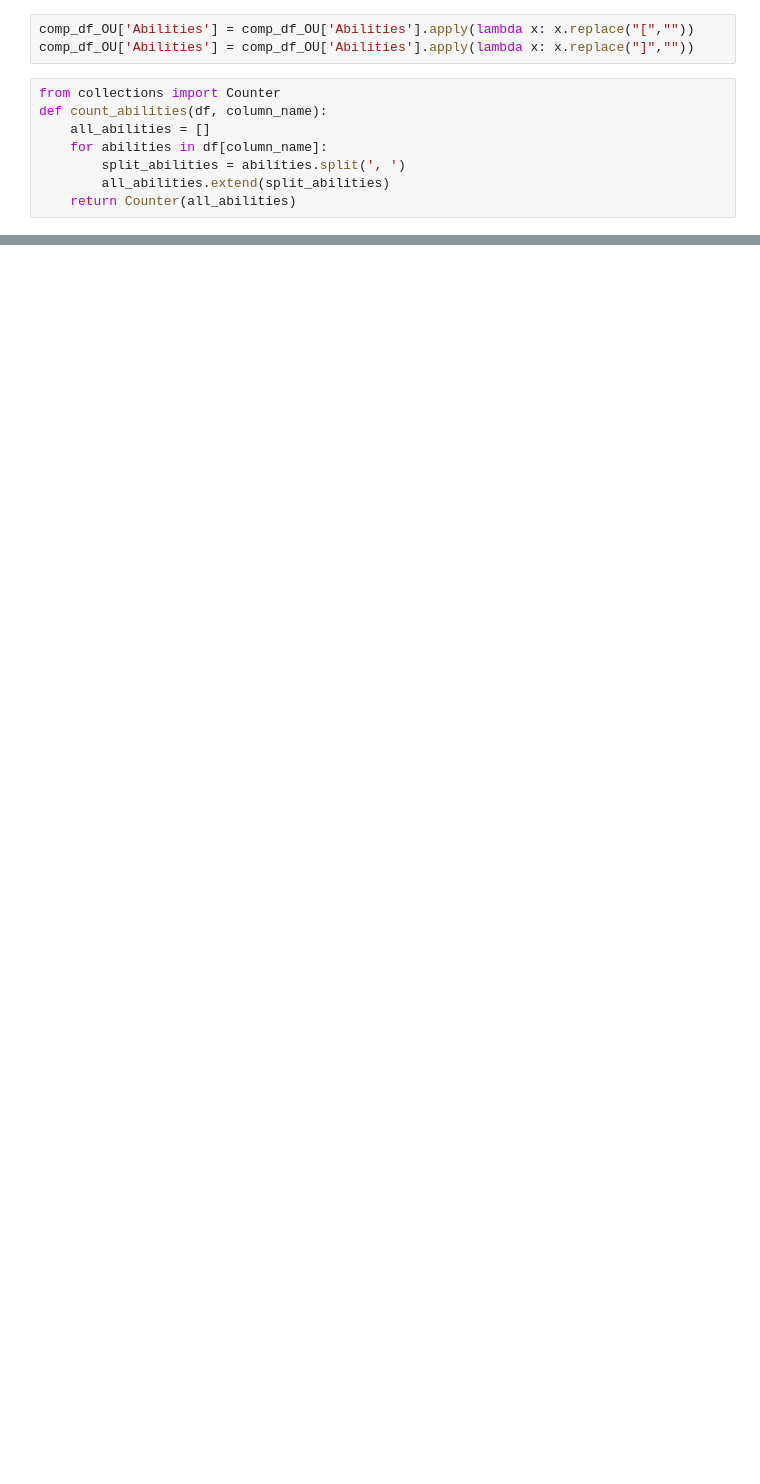
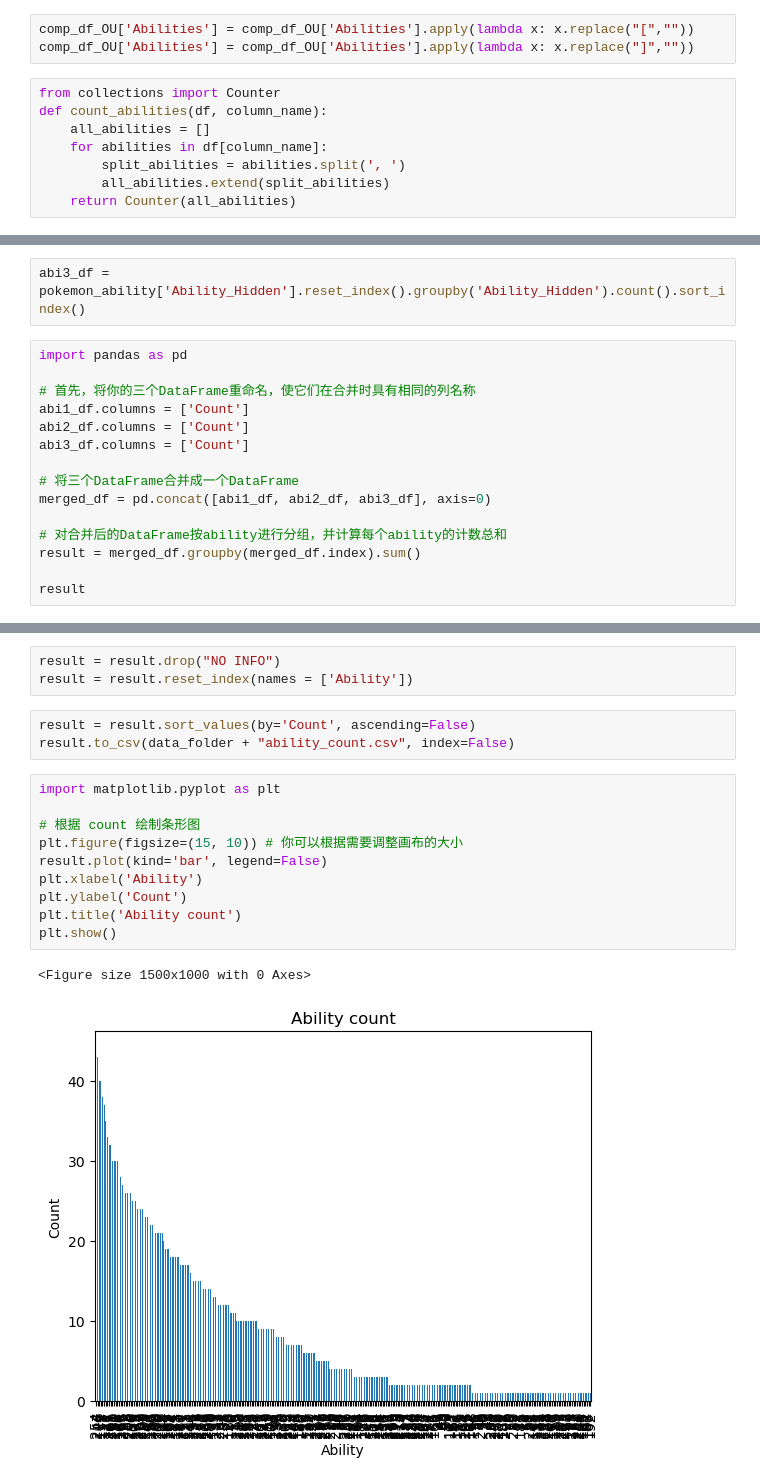
Before and after one commit to com-480-data-visualization/project-2023-les-derniers-vainqueurs, a Jupyter notebook: DataAnalysisPipeline.ipynb, the cells around one changed output, grey strips where cells are left out. Cells and saved outputs as stored; diff of their text form; blank space fills up the shorter version.

```diff
--- a/DataAnalysisPipeline.ipynb
+++ b/DataAnalysisPipeline.ipynb
@@ -501,0 +538,17 @@ abi_df
+# %%
+abi3_df = pokemon_ability['Ability_Hidden'].reset_index().groupby('Ability_Hidden').count().sort_index()
+# %%
+import pandas as pd
+
+# 首先，将你的三个DataFrame重命名，使它们在合并时具有相同的列名称
+abi1_df.columns = ['Count']
+abi2_df.columns = ['Count']
+abi3_df.columns = ['Count']
+
+# 将三个DataFrame合并成一个DataFrame
+merged_df = pd.concat([abi1_df, abi2_df, abi3_df], axis=0)
+
+# 对合并后的DataFrame按ability进行分组，并计算每个ability的计数总和
+result = merged_df.groupby(merged_df.index).sum()
+
+result
@@ -501,0 +569,19 @@ abi_df
+# %%
+result = result.drop("NO INFO")
+result = result.reset_index(names = ['Ability'])
+# %%
+result = result.sort_values(by='Count', ascending=False)
+result.to_csv(data_folder + "ability_count.csv", index=False)
+# %%
+import matplotlib.pyplot as plt
+
+# 根据 count 绘制条形图
+plt.figure(figsize=(15, 10)) # 你可以根据需要调整画布的大小
+result.plot(kind='bar', legend=False)
+plt.xlabel('Ability')
+plt.ylabel('Count')
+plt.title('Ability count')
+plt.show()
+# %% [output]
+<Figure size 1500x1000 with 0 Axes>
+[figure, added]
```
Also changed, not shown: parts of 17 cells of this notebook, 3 other files.
